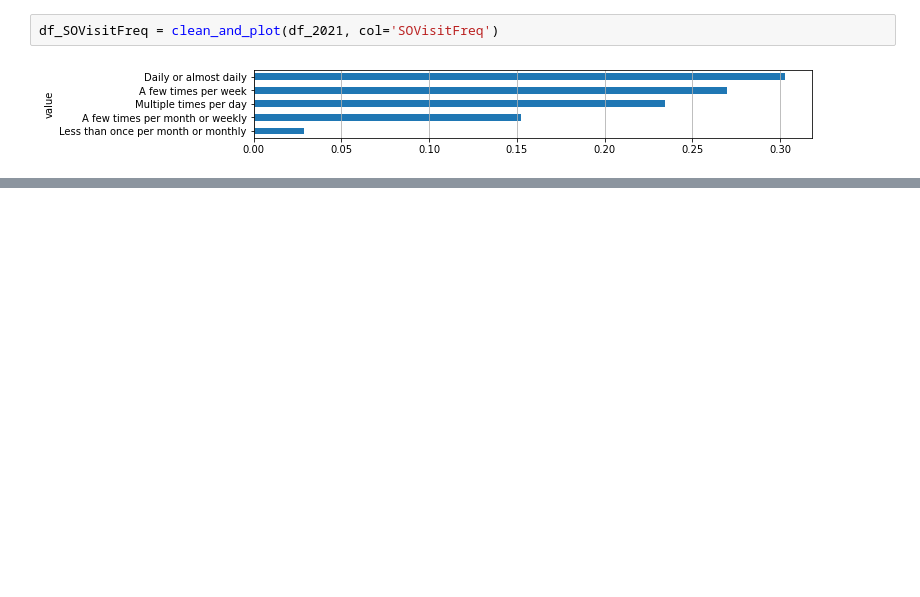
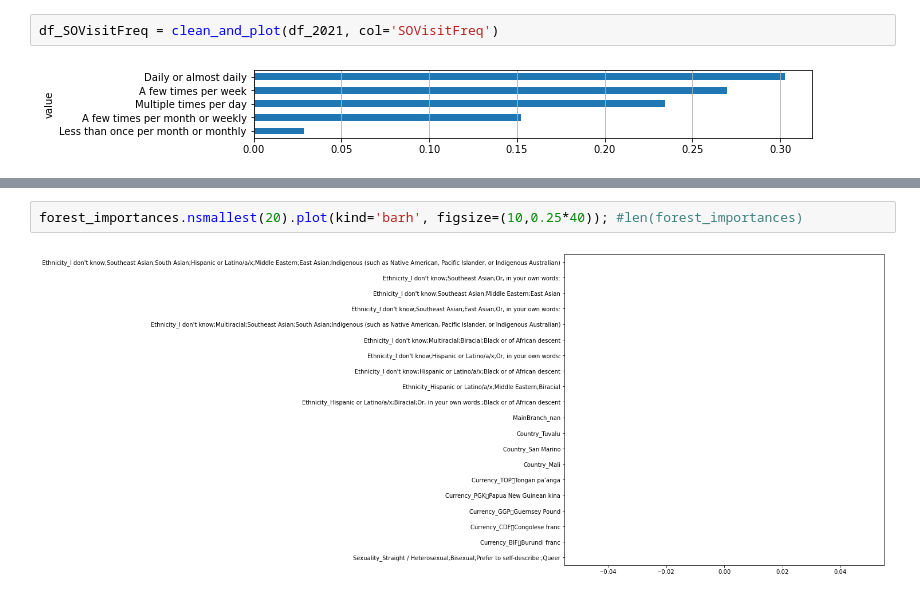
Before and after one commit to natashk/Udacity-DSND-Project1, a Jupyter notebook: so_survey.ipynb, the cells around one changed output, grey strips where cells are left out. Cells and saved outputs as stored; diff of their text form; blank space fills up the shorter version.

```diff
--- a/so_survey.ipynb
+++ b/so_survey.ipynb
@@ -369,0 +584,4 @@ df_SOVisitFreq = clean_and_plot(df_2021, col='SOVisitFreq')
+# %%
+forest_importances.nsmallest(20).plot(kind='barh', figsize=(10,0.25*40)); #len(forest_importances)
+# %% [output]
+[figure, added]
```
Also changed, not shown: parts of 47 cells of this notebook.
